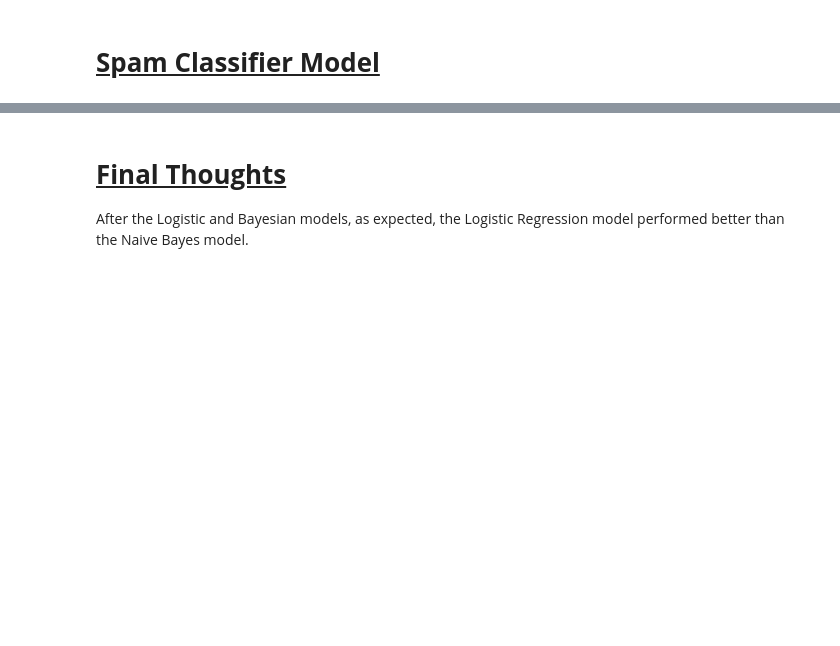
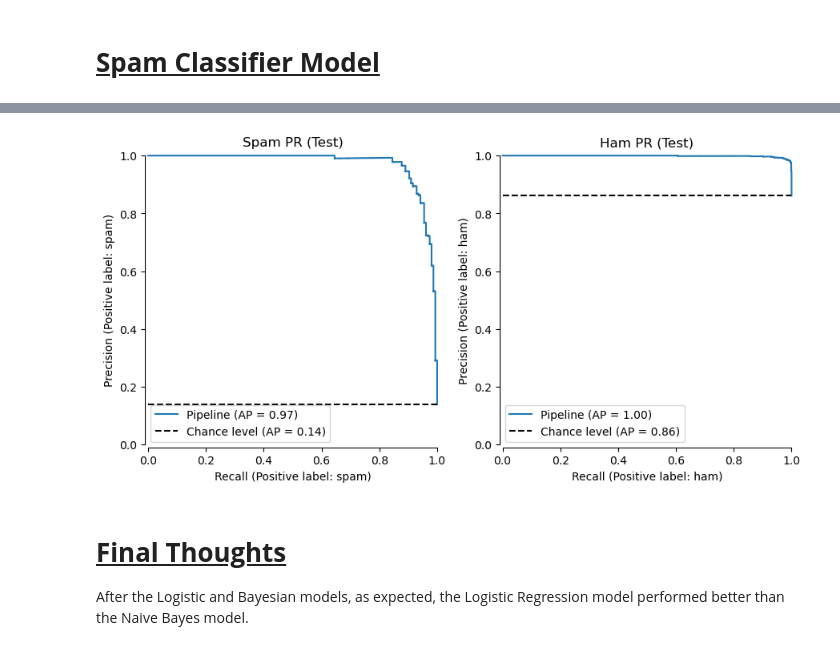
Before and after one commit to J-M-Bell/SpamClassifier, a Jupyter notebook: FinalSpamClassifierModel.ipynb, the cells around one changed output, grey strips where cells are left out. Saved outputs shown, nothing was run; the diff lists cells and outputs as text; code cells hidden in the pictures; blank space fills up the shorter version.

```diff
--- a/FinalSpamClassifierModel.ipynb
+++ b/FinalSpamClassifierModel.ipynb
@@ -59,3 +74,16 @@ Best Parameters:  {'pl': Pipeline(steps=[('vect',
+# %%
+fig, axs = plt.subplots(1, 2, figsize=(9, 9))
+axs = axs.flatten()
+count = 0
+for label in test_labels:
+    disp = PrecisionRecallDisplay.from_estimator(log_model, X_test, y_test, ax=axs[count], pos_label=label, plot_chance_level=True, despine=True)
+    disp.ax_.set_title(f"{label.capitalize()} PR (Test)")
+    count += 1
+
+plt.tight_layout()
+plt.show()
+# %% [output]
+[figure, added]
 # %% [markdown]
 <h1><strong><u>Final Thoughts</u></strong></h1>
 After the Logistic and Bayesian models, as expected, the Logistic Regression model performed better than the Naive Bayes model.
```
Also changed, not shown: parts of 8 cells of this notebook.
